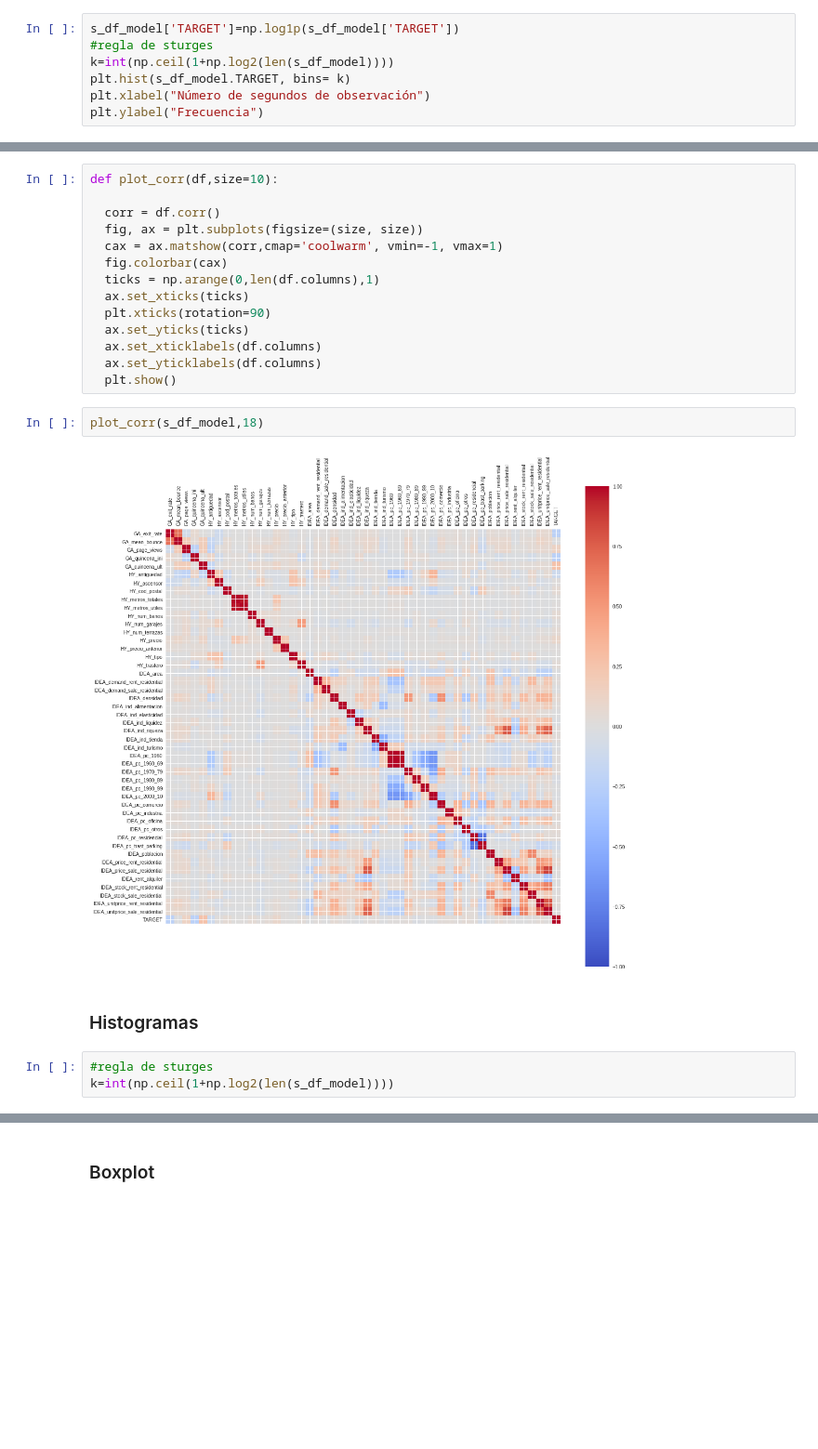
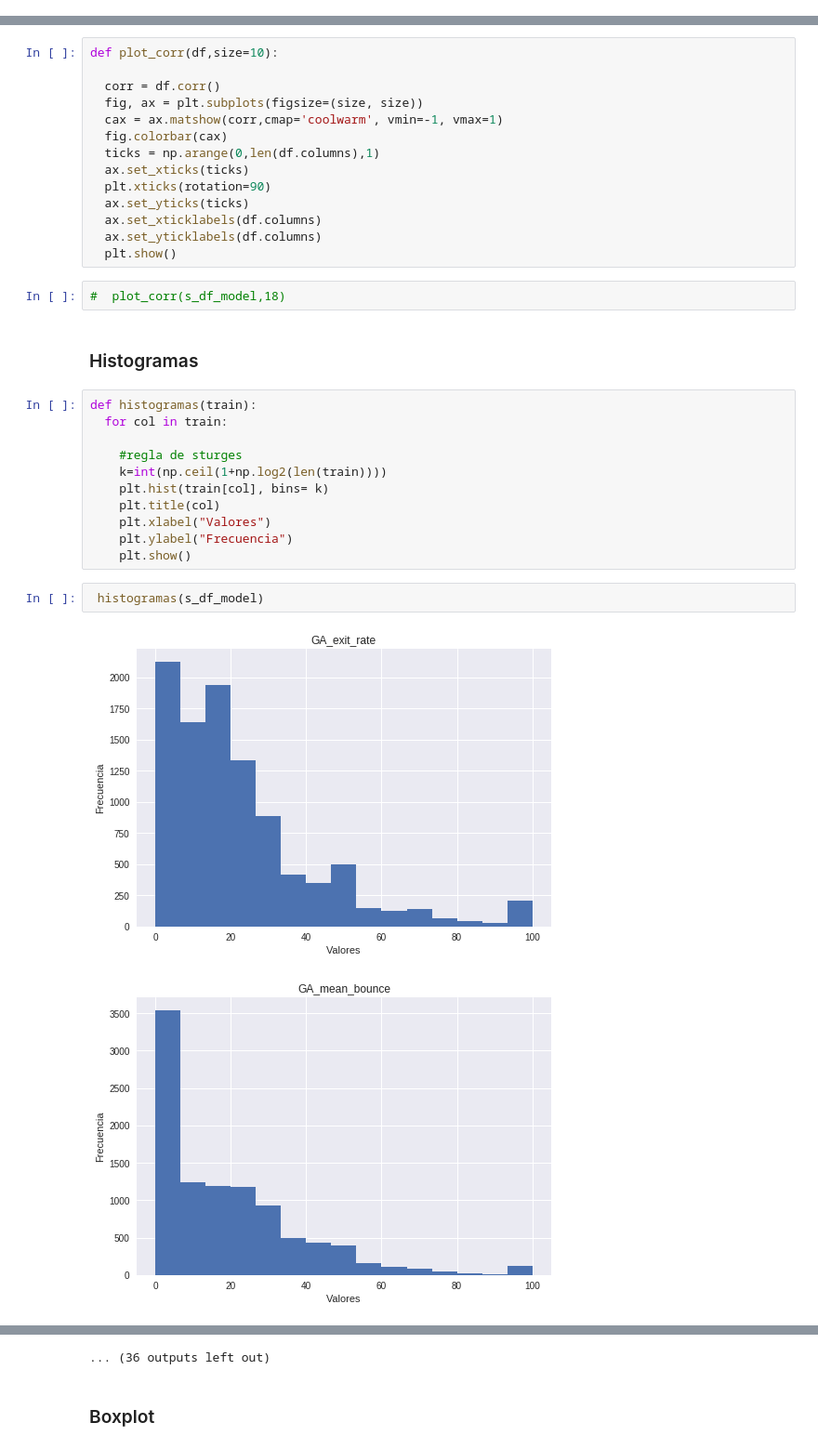
Before and after one commit to Blijf/Datathon, a Jupyter notebook: Datathon_colab.ipynb, the cells around one changed output, grey strips where cells are left out. Shown at 93% size. Drawn from its saved outputs; the diff is of its cells as text; blank space fills up the shorter version.

```diff
--- a/Datathon_colab.ipynb
+++ b/Datathon_colab.ipynb
@@ -255,7 +292,0 @@ Realizamos el ln del Target para acercarnos a  la distribución normal
-# %%
-s_df_model['TARGET']=np.log1p(s_df_model['TARGET'])
-#regla de sturges
-k=int(np.ceil(1+np.log2(len(s_df_model))))
-plt.hist(s_df_model.TARGET, bins= k)
-plt.xlabel("Número de segundos de observación")
-plt.ylabel("Frecuencia")
@@ -300,11 +346,22 @@ def plot_corr(df,size=10):
   ax.set_yticklabels(df.columns)
   plt.show()
 # %%
-plot_corr(s_df_model,18)
+#  plot_corr(s_df_model,18)
-# %% [output]
-[figure, removed]
 # %% [markdown]
 ### Histogramas
-# %%
-#regla de sturges
-k=int(np.ceil(1+np.log2(len(s_df_model))))
+# %%
+def histogramas(train):
+  for col in train:
+
+    #regla de sturges
+    k=int(np.ceil(1+np.log2(len(train))))
+    plt.hist(train[col], bins= k)
+    plt.title(col)
+    plt.xlabel("Valores")
+    plt.ylabel("Frecuencia")
+    plt.show()
+# %%
+ histogramas(s_df_model)
+# %% [output]
+[figure, added]
+[figure, added]
@@ -311,2 +378,3 @@ k=int(np.ceil(1+np.log2(len(s_df_model))))
+... (36 outputs left out)
 # %% [markdown]
 ### Boxplot
```
Also changed, not shown: parts of 51 cells of this notebook.
